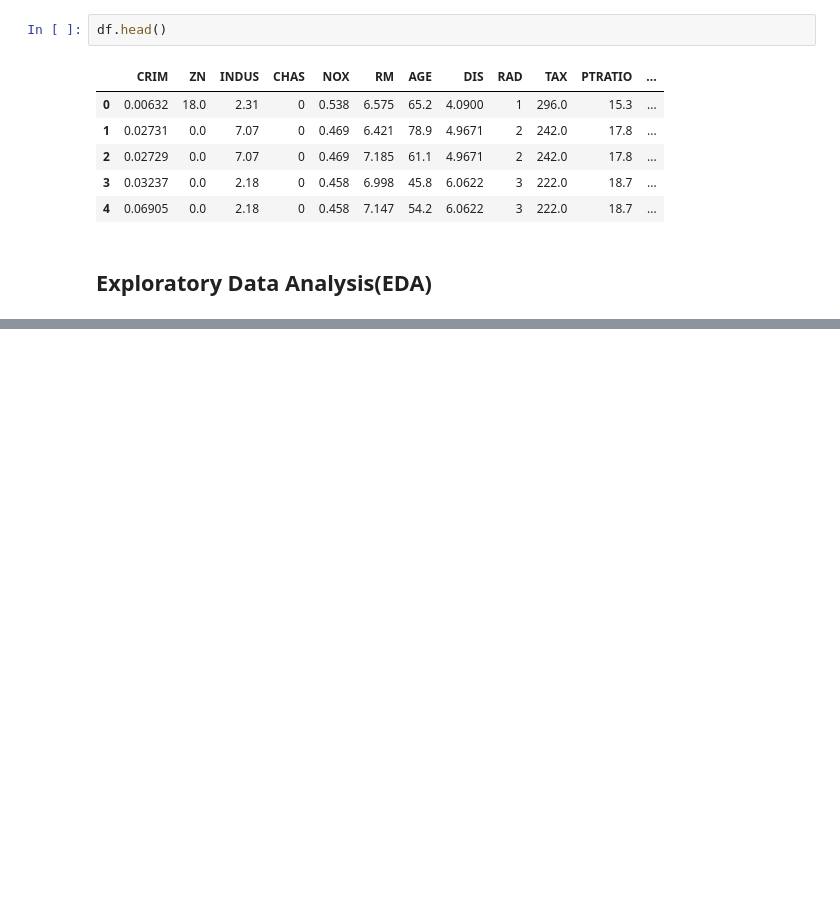
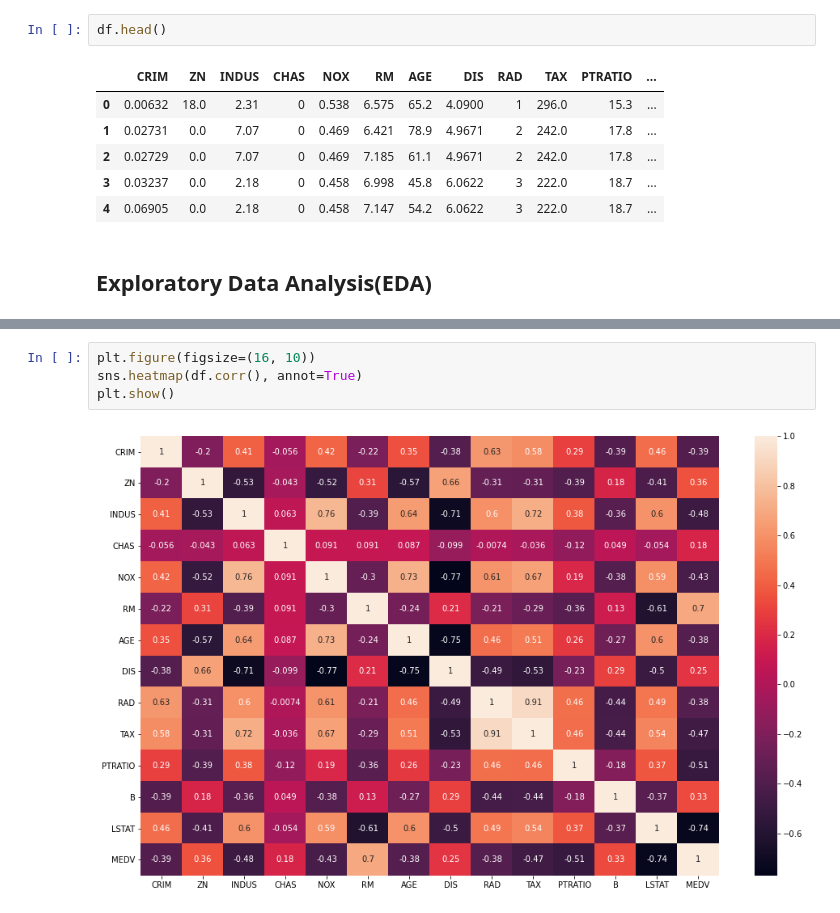
Before and after one commit to Sohando/Machine__Learning, a Jupyter notebook: Tutorial 001/boston_housing.ipynb, the cells around one changed output, grey strips where cells are left out. Cells and saved outputs as stored; diff of their text form; blank space fills up the shorter version.

```diff
--- a/Tutorial 001/boston_housing.ipynb
+++ b/Tutorial 001/boston_housing.ipynb
@@ -50,0 +123,6 @@ df.head()
+# %%
+plt.figure(figsize=(16, 10))
+sns.heatmap(df.corr(), annot=True)
+plt.show()
+# %% [output]
+[figure, added]
```
Also changed, not shown: parts of 9 cells of this notebook.
